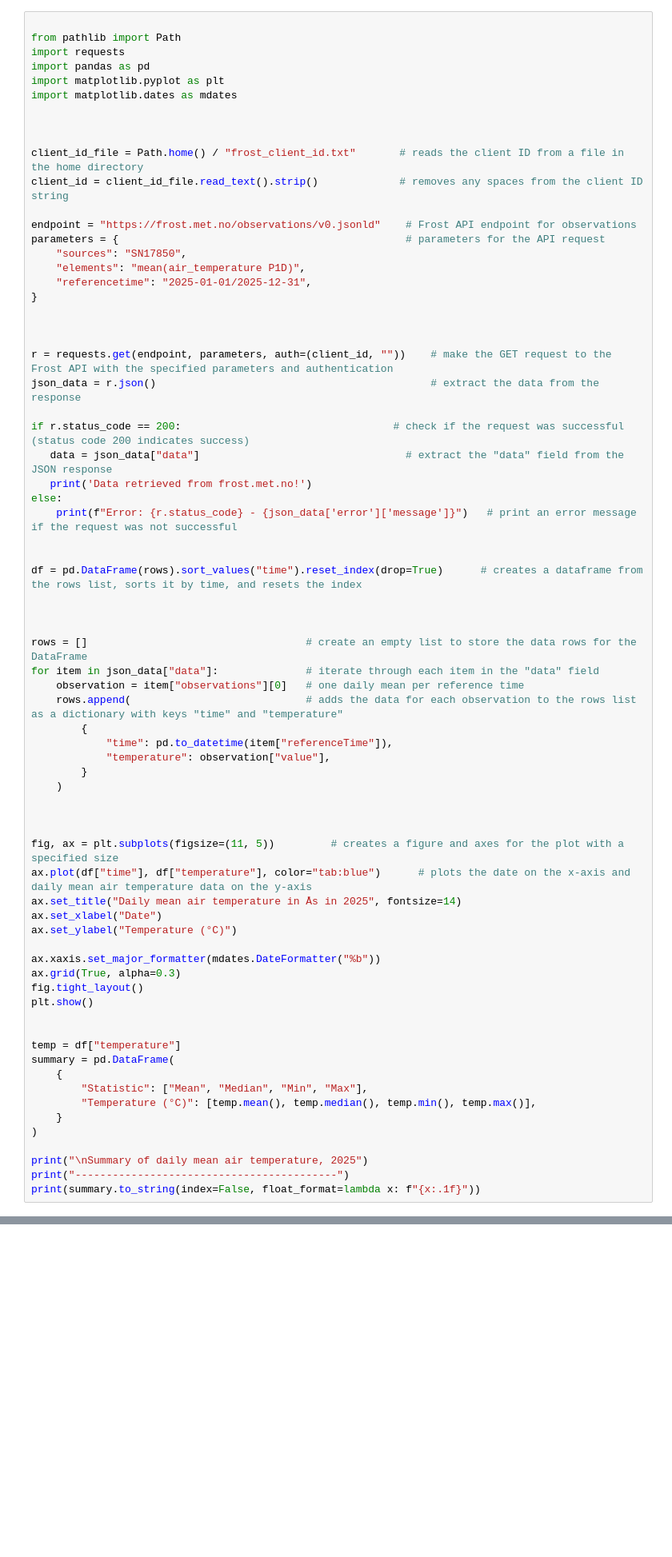
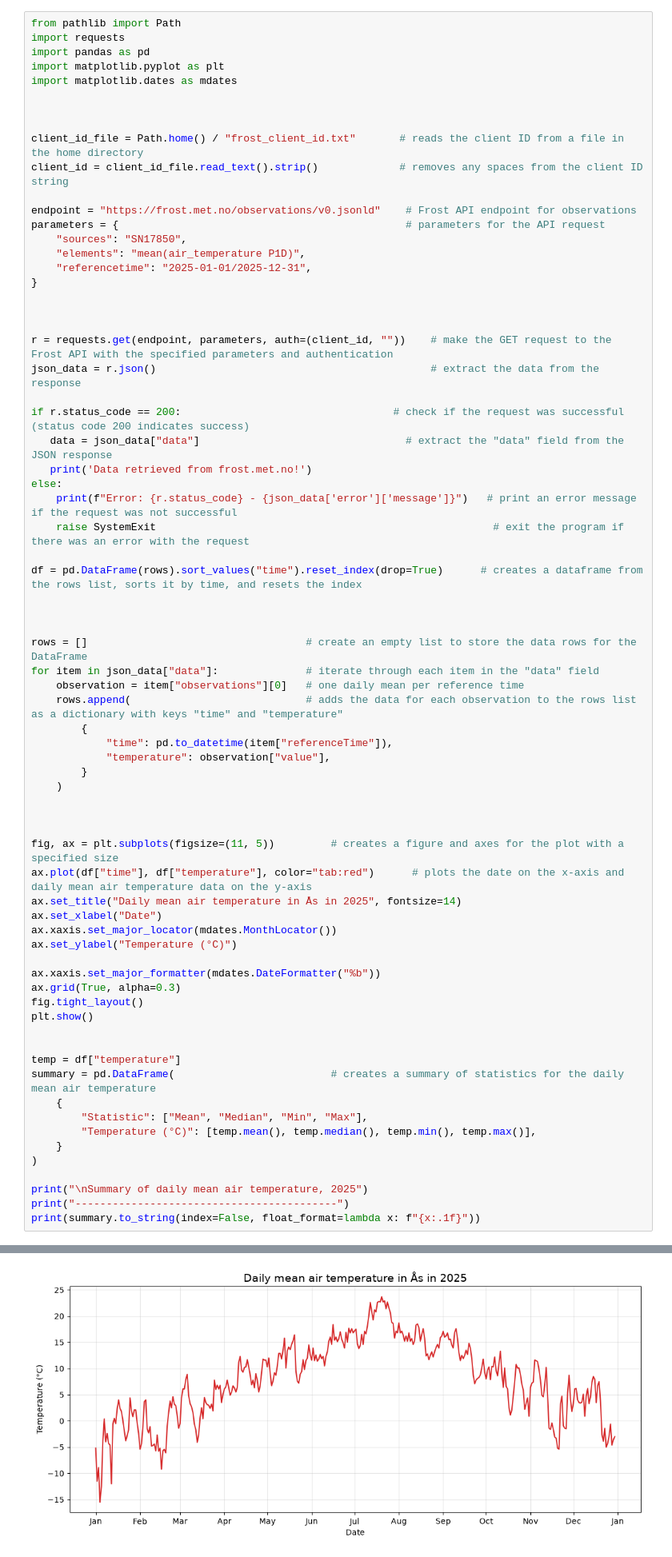
Before and after one commit to emiliekalas/Deliverables-INF201, a Jupyter notebook: Deliverable 1.ipynb, the cells around one changed output, grey strips where cells are left out. Shown at 80% size. Drawn from its saved outputs; the diff is of its cells as text; blank space fills up the shorter version.

```diff
--- a/Deliverable 1.ipynb
+++ b/Deliverable 1.ipynb
@@ -5,5 +8,4 @@ Ida Sofie Ramsli & Emilie Marthinsen Kålås
 # %%
-
 from pathlib import Path
 import requests
 import pandas as pd
@@ -32,7 +34,7 @@ if r.status_code == 200:                                  # check if the request
    print('Data retrieved from frost.met.no!')
 else:
     print(f"Error: {r.status_code} - {json_data['error']['message']}")   # print an error message if the request was not successful
-
+    raise SystemExit                                                      # exit the program if there was an error with the request
 
 df = pd.DataFrame(rows).sort_values("time").reset_index(drop=True)      # creates a dataframe from the rows list, sorts it by time, and resets the index
 
@@ -51,9 +53,10 @@ for item in json_data["data"]:              # iterate through each item in the "
 
 
 fig, ax = plt.subplots(figsize=(11, 5))         # creates a figure and axes for the plot with a specified size
-ax.plot(df["time"], df["temperature"], color="tab:blue")      # plots the date on the x-axis and daily mean air temperature data on the y-axis
+ax.plot(df["time"], df["temperature"], color="tab:red")      # plots the date on the x-axis and daily mean air temperature data on the y-axis
 ax.set_title("Daily mean air temperature in Ås in 2025", fontsize=14)
 ax.set_xlabel("Date")
+ax.xaxis.set_major_locator(mdates.MonthLocator())
 ax.set_ylabel("Temperature (°C)")
 
 ax.xaxis.set_major_formatter(mdates.DateFormatter("%b"))
@@ -63,7 +66,7 @@ plt.show()
 
 
 temp = df["temperature"]
-summary = pd.DataFrame(
+summary = pd.DataFrame(                         # creates a summary of statistics for the daily mean air temperature
     {
         "Statistic": ["Mean", "Median", "Min", "Max"],
         "Temperature (°C)": [temp.mean(), temp.median(), temp.min(), temp.max()],
@@ -77,0 +81 @@ SyntaxError: invalid decimal literal (3432563212.py, line 69)
+[figure, added]
```
Also changed, not shown: parts of 4 cells of this notebook.
